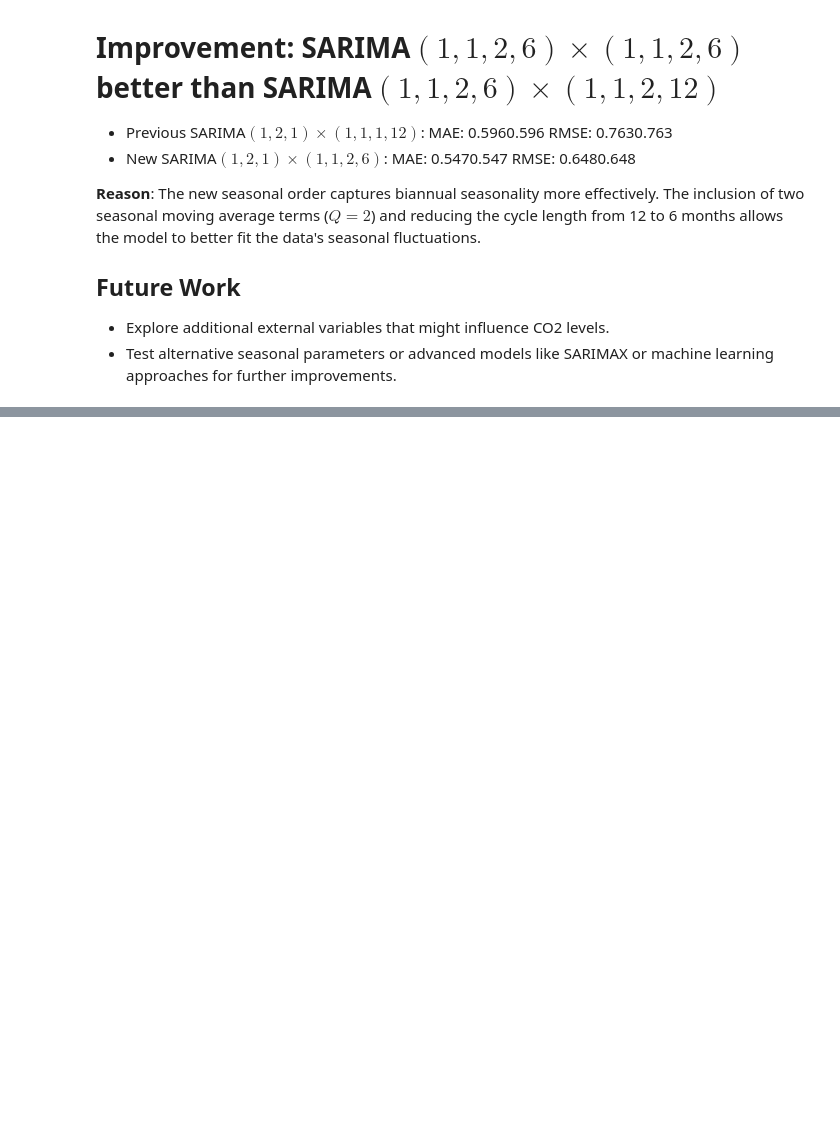
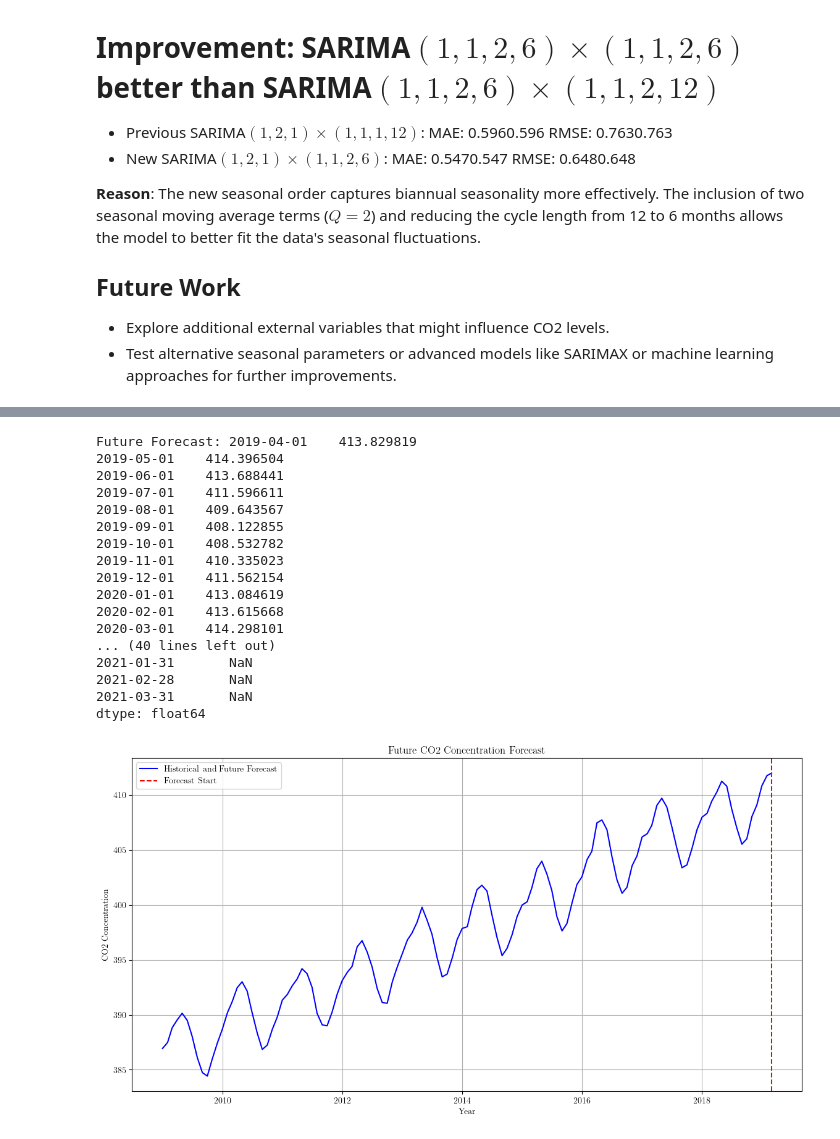
Before and after one commit to arnobmukherjee1988/TimeSeries_Analysis_CO2_emission, a Jupyter notebook: TimeSeries_Analysis_TSLA.ipynb, the cells around one changed output, grey strips where cells are left out. Cells and saved outputs as stored; diff of their text form; code cells hidden in the pictures; blank space fills up the shorter version.

```diff
--- a/TimeSeries_Analysis_TSLA.ipynb
+++ b/TimeSeries_Analysis_TSLA.ipynb
@@ -1029,0 +1144,50 @@ plt.show()
+# %%
+# Forecast future values
+n_future_months = 24  # Forecasting 24 months into the future
+future_forecast = auto_model.predict(n_periods=n_future_months)
+
+# Create a future date range
+last_date = data.index[-1]
+future_dates = pd.date_range(last_date + pd.DateOffset(months=1), periods=n_future_months, freq='M')
+
+# Ensure future forecast has values
+print(f"Future Forecast: {future_forecast}")
+
+# Create a DataFrame for the forecasted data
+forecast_df = pd.DataFrame(future_forecast, index=future_dates, columns=['Forecasted CO2'])
+
+# Combine historical and forecast data for plotting
+combined_data = pd.concat([data['CO2 Concentration'], forecast_df['Forecasted CO2']])
+
+# Print combined data to verify
+print(combined_data.tail(30))
+
+# Plot historical and forecasted data
+plt.figure(figsize=(14, 7))
+plt.plot(combined_data.index, combined_data, label='Historical and Future Forecast', color='blue')
+plt.axvline(x=last_date, color='red', linestyle='--', label='Forecast Start')
+plt.title('Future CO2 Concentration Forecast')
+plt.xlabel('Year')
+plt.ylabel('CO2 Concentration')
+plt.legend()
+plt.grid(True)
+plt.show()
+# %% [output]
+Future Forecast: 2019-04-01    413.829819
+2019-05-01    414.396504
+2019-06-01    413.688441
+2019-07-01    411.596611
+2019-08-01    409.643567
+2019-09-01    408.122855
+2019-10-01    408.532782
+2019-11-01    410.335023
+2019-12-01    411.562154
+2020-01-01    413.084619
+2020-02-01    413.615668
+2020-03-01    414.298101
+... (40 lines left out)
+2021-01-31       NaN
+2021-02-28       NaN
+2021-03-31       NaN
+dtype: float64
+[figure, added]
```
Also changed, not shown: parts of 14 cells of this notebook, 1 other file.
